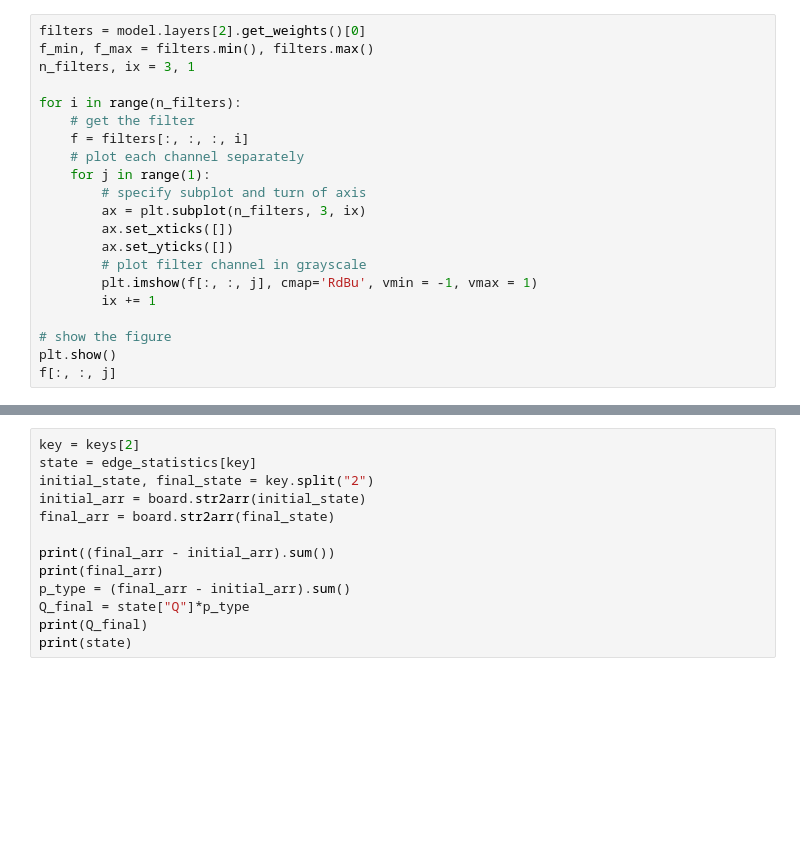
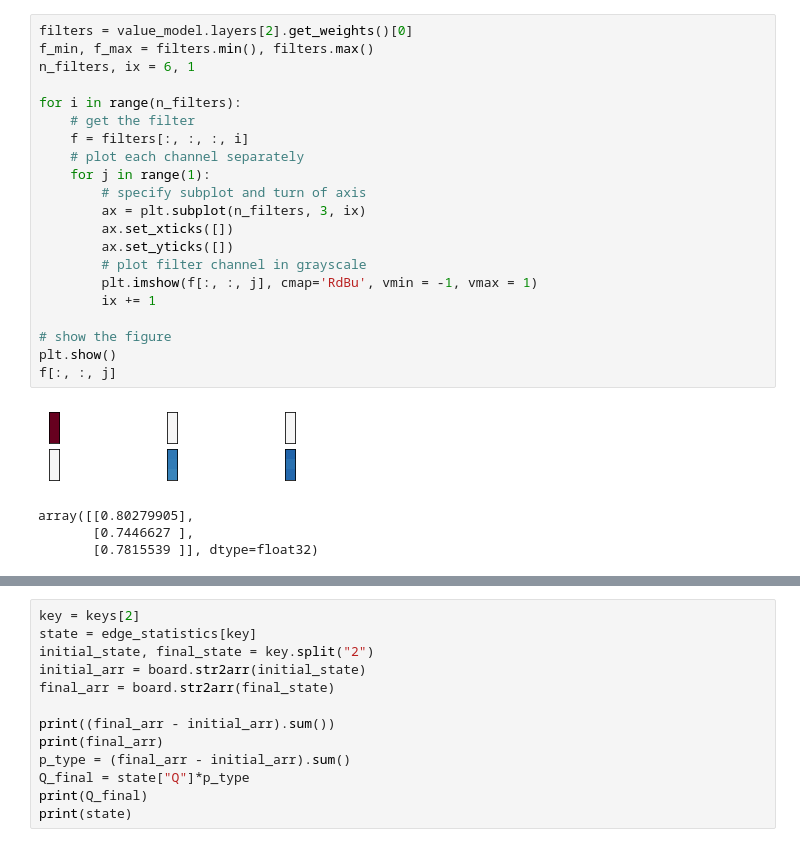
Before and after one commit to yidinghou/tic-tac-GO_zero, a Jupyter notebook: Untitled.ipynb, the cells around one changed output, grey strips where cells are left out. Drawn from its saved outputs; the diff is of its cells as text; blank space fills up the shorter version.

```diff
--- a/Untitled.ipynb
+++ b/Untitled.ipynb
@@ -193,22 +370,27 @@ f[:, :, j]
 # %%
-filters = model.layers[2].get_weights()[0]
+filters = value_model.layers[2].get_weights()[0]
 f_min, f_max = filters.min(), filters.max()
-n_filters, ix = 3, 1
+n_filters, ix = 6, 1
 
 for i in range(n_filters):
     # get the filter
     f = filters[:, :, :, i]
     # plot each channel separately
     for j in range(1):
         # specify subplot and turn of axis
         ax = plt.subplot(n_filters, 3, ix)
         ax.set_xticks([])
         ax.set_yticks([])
         # plot filter channel in grayscale
         plt.imshow(f[:, :, j], cmap='RdBu', vmin = -1, vmax = 1)
         ix += 1
 
 # show the figure
 plt.show()
 f[:, :, j]
+# %% [output]
+[figure, added]
+array([[0.80279905],
+       [0.7446627 ],
+       [0.7815539 ]], dtype=float32)
 # %%
```
Also changed, not shown: parts of 43 cells of this notebook, 14 other files.
